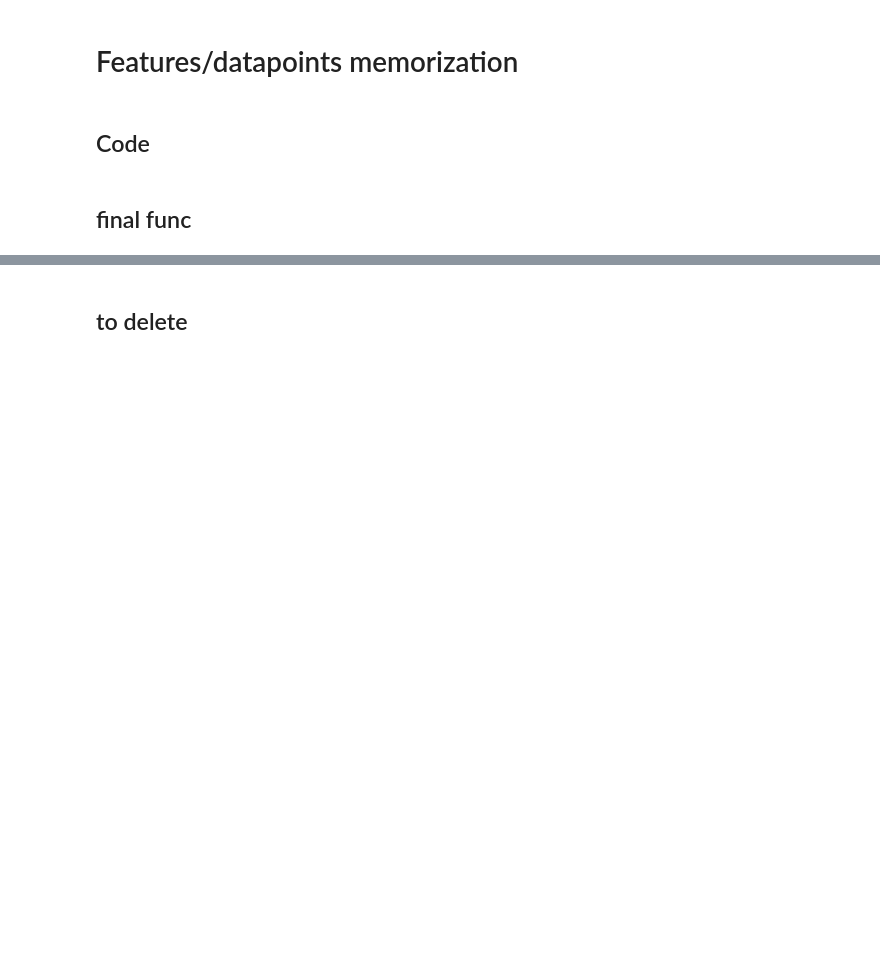
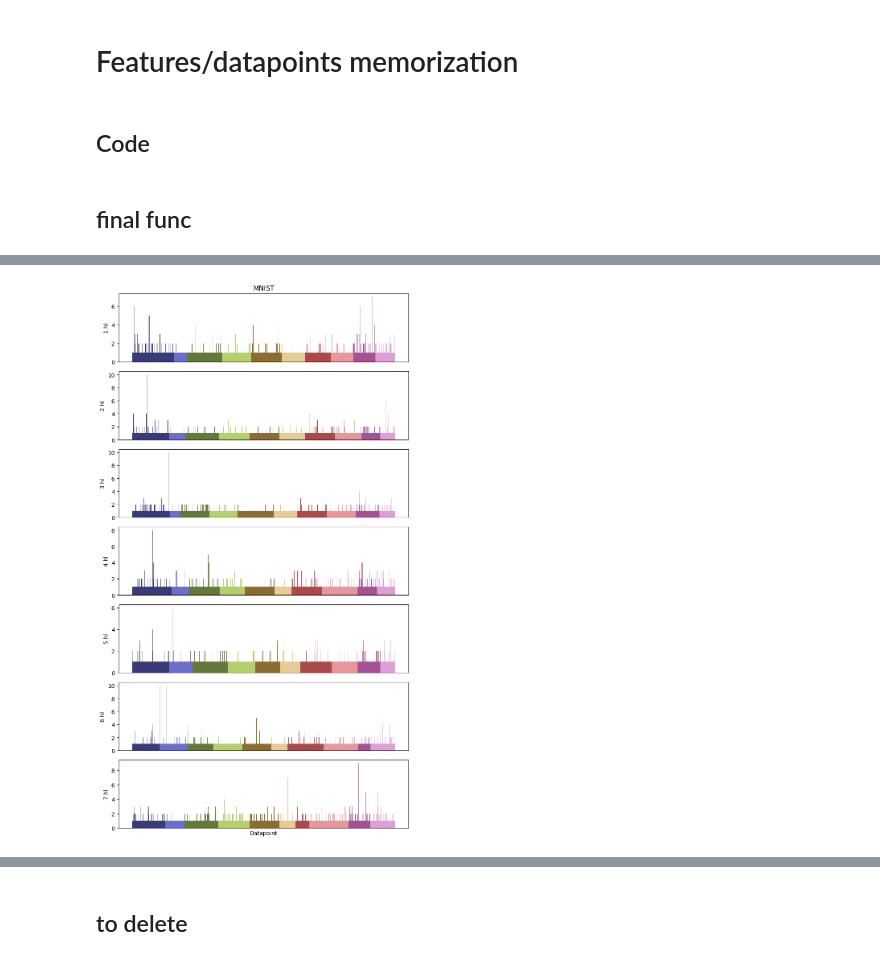
Before and after one commit to EnricoFrau/Autoencoders-Abstraction, a Jupyter notebook: notebooks/overlap_analysis.ipynb, the cells around one changed output, grey strips where cells are left out. Drawn from its saved outputs; the diff is of its cells as text; code cells hidden in the pictures; blank space fills up the shorter version.

```diff
--- a/notebooks/overlap_analysis.ipynb
+++ b/notebooks/overlap_analysis.ipynb
@@ -917,20 +861,20 @@ def extract_nonzero_freq_per_hidden_layer(hl_datapoints_freq, labels_array):
 
     Returns:
         hl_nonzero_datapoints_frequencies (list of np.ndarray): Nonzero frequencies per hidden layer.
-        hl_nonzero_labels_array (list of np.ndarray): Corresponding labels per hidden layer.
+        hl_nonzero_labels (list of np.ndarray): Corresponding labels per hidden layer.
     """
     hl_nonzero_datapoints_frequencies = []
-    hl_nonzero_labels_array = []
+    hl_nonzero_labels = []
 
     for hl in range(hl_datapoints_freq.shape[0]):
         current_hl_nonzero_datapoints_freq = hl_datapoints_freq[hl][hl_datapoints_freq[hl] != 0]
         current_hl_nonzero_labels = labels_array[hl_datapoints_freq[hl] != 0]
 
         hl_nonzero_datapoints_frequencies.append(current_hl_nonzero_datapoints_freq)
-        hl_nonzero_labels_array.append(current_hl_nonzero_labels)
+        hl_nonzero_labels.append(current_hl_nonzero_labels)
 
 
-    return hl_nonzero_datapoints_frequencies, hl_nonzero_labels_array
+    return hl_nonzero_datapoints_frequencies, hl_nonzero_labels
 # %%
 def extract_unique_freq_counts_per_hidden_layer(hl_datapoints_freq):
     """
@@ -978,0 +926,7 @@ plot_multiple_unique_frequencies_histograms(hl_unique_frequencies, hl_unique_cou
+# %%
+
+hl_datapoints_freq_mean = np.mean(datapoints_freq_list, axis=0)
+hl_datapoints_nonzero_frequencies, hl_nonzero_labels = extract_nonzero_freq_per_hidden_layer(hl_datapoints_freq_mean, labels_array)
+plot_multiple_labels_frequencies_histograms(hl_datapoints_nonzero_frequencies, hl_nonzero_labels, dataset, cmap_name='tab20b')
+# %% [output]
+[figure, added]
```
Also changed, not shown: parts of 12 cells of this notebook, 8 other files.
